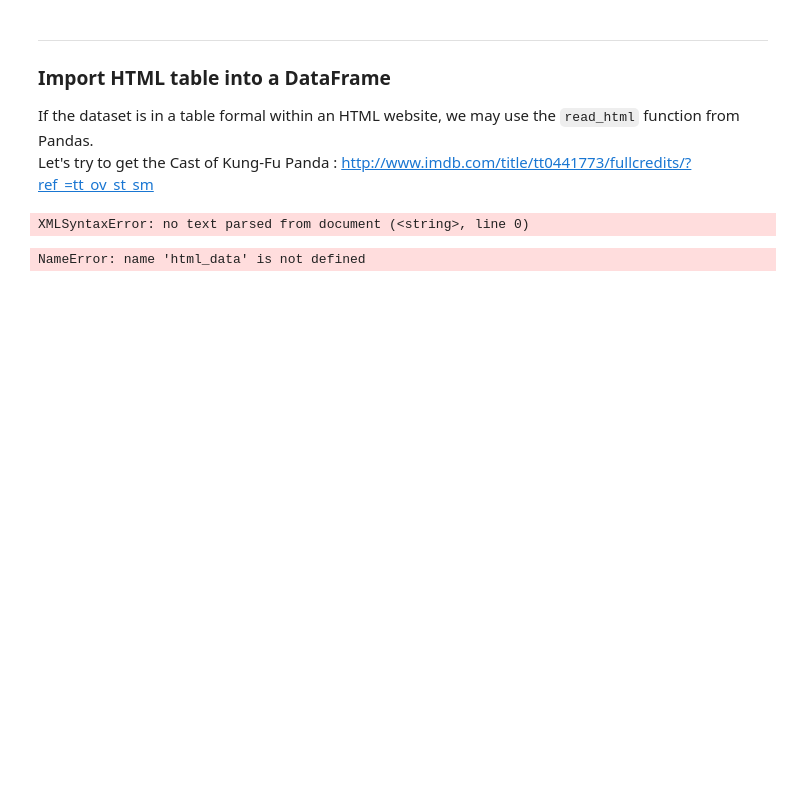
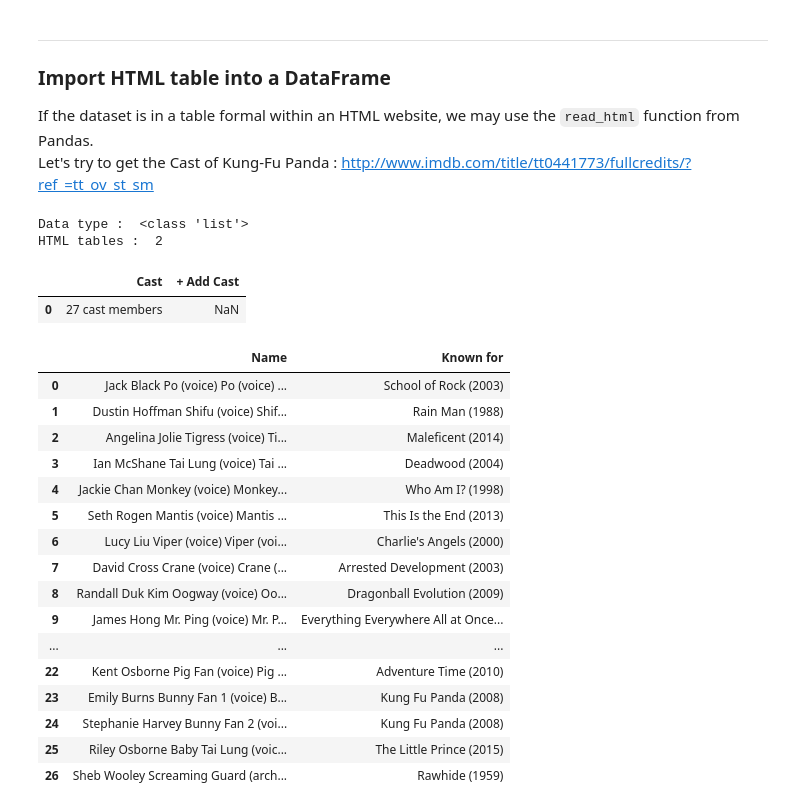
Before and after one commit to itsjunwei/IE0005-2026, a Jupyter notebook: Week1/M1 DataAcquisition_r1.ipynb, the cells around one changed output. Saved outputs shown, nothing was run; the diff lists cells and outputs as text; code cells hidden in the pictures; blank space fills up the shorter version.

```diff
--- a/Week1/M1 DataAcquisition.ipynb
+++ b/Week1/M1 DataAcquisition_r1.ipynb
@@ -160,12 +217,31 @@ Data dims :  (252, 19)
 
 If the dataset is in a table formal within an HTML website, we may use the `read_html` function from Pandas.
 Let's try to get the Cast of Kung-Fu Panda : http://www.imdb.com/title/tt0441773/fullcredits/?ref_=tt_ov_st_sm
-# %%
-html_data = pd.read_html('http://www.imdb.com/title/tt0441773/fullcredits/?ref_=tt_ov_st_sm')
-# %% [output]
-XMLSyntaxError: no text parsed from document (<string>, line 0)
+# %%
+"""
+Many websites have security against bots or automated scripts
+Therefore, we need a "diguise" (User-Agent) to "trick" the server into letting us in --> Pretend we are a website
+"""
+
+import requests
+url = 'https://pro.imdb.com/title/tt0441773?rf=cons_ttfc_pu&ref_=cons_ttfc_pu'
+
+headers = {'User-Agent': 'Mozilla/5.0 (Windows NT 10.0; Win64; x64) AppleWebKit/537.36 (KHTML, like Gecko) Chrome/58.0.3029.110 Safari/537.36'}
+
+try:
+    response = requests.get(url, headers=headers)
+    response.raise_for_status() # Raise an exception for bad status codes
+    # Scans the html code for the <table> tag --> return list of DataFrames
+    html_data = pd.read_html(response.text,header=0)
+
+except requests.exceptions.RequestException as e:
+    print(f"A requests error occurred: {e}")
+except Exception as e:
+    print(f"An error occurred during HTML parsing: {e}")
+response = requests.get(url, headers=headers)
 # %%
 print("Data type : ", type(html_data))
 print("HTML tables : ", len(html_data))
 # %% [output]
-NameError: name 'html_data' is not defined
+Data type :  <class 'list'>
+HTML tables :  2
@@ -173,0 +248,27 @@ html_data[2].head()
+# %%
+# Contains the first table found
+html_data[0]
+# %% [output]
+|  | Cast | + Add Cast |
+| 0 | 27 cast members | NaN |
+# %%
+# Contains the detailed cast lsit that we want
+html_data[1]
+# %% [output]
+|  | Name | Known for |
+| 0 | Jack Black Po (voice) Po (voice) ... | School of Rock (2003) |
+| 1 | Dustin Hoffman Shifu (voice) Shif... | Rain Man (1988) |
+| 2 | Angelina Jolie Tigress (voice) Ti... | Maleficent (2014) |
+| 3 | Ian McShane Tai Lung (voice) Tai ... | Deadwood (2004) |
+| 4 | Jackie Chan Monkey (voice) Monkey... | Who Am I? (1998) |
+| 5 | Seth Rogen Mantis (voice) Mantis ... | This Is the End (2013) |
+| 6 | Lucy Liu Viper (voice) Viper (voi... | Charlie's Angels (2000) |
+| 7 | David Cross Crane (voice) Crane (... | Arrested Development (2003) |
+| 8 | Randall Duk Kim Oogway (voice) Oo... | Dragonball Evolution (2009) |
+| 9 | James Hong Mr. Ping (voice) Mr. P... | Everything Everywhere All at Once... |
+| ... | ... | ... |
+| 22 | Kent Osborne Pig Fan (voice) Pig ... | Adventure Time (2010) |
+| 23 | Emily Burns Bunny Fan 1 (voice) B... | Kung Fu Panda (2008) |
+| 24 | Stephanie Harvey Bunny Fan 2 (voi... | Kung Fu Panda (2008) |
+| 25 | Riley Osborne Baby Tai Lung (voic... | The Little Prince (2015) |
+| 26 | Sheb Wooley Screaming Guard (arch... | Rawhide (1959) |
```
Also changed, not shown: parts of 21 cells of this notebook, 1 other file.
